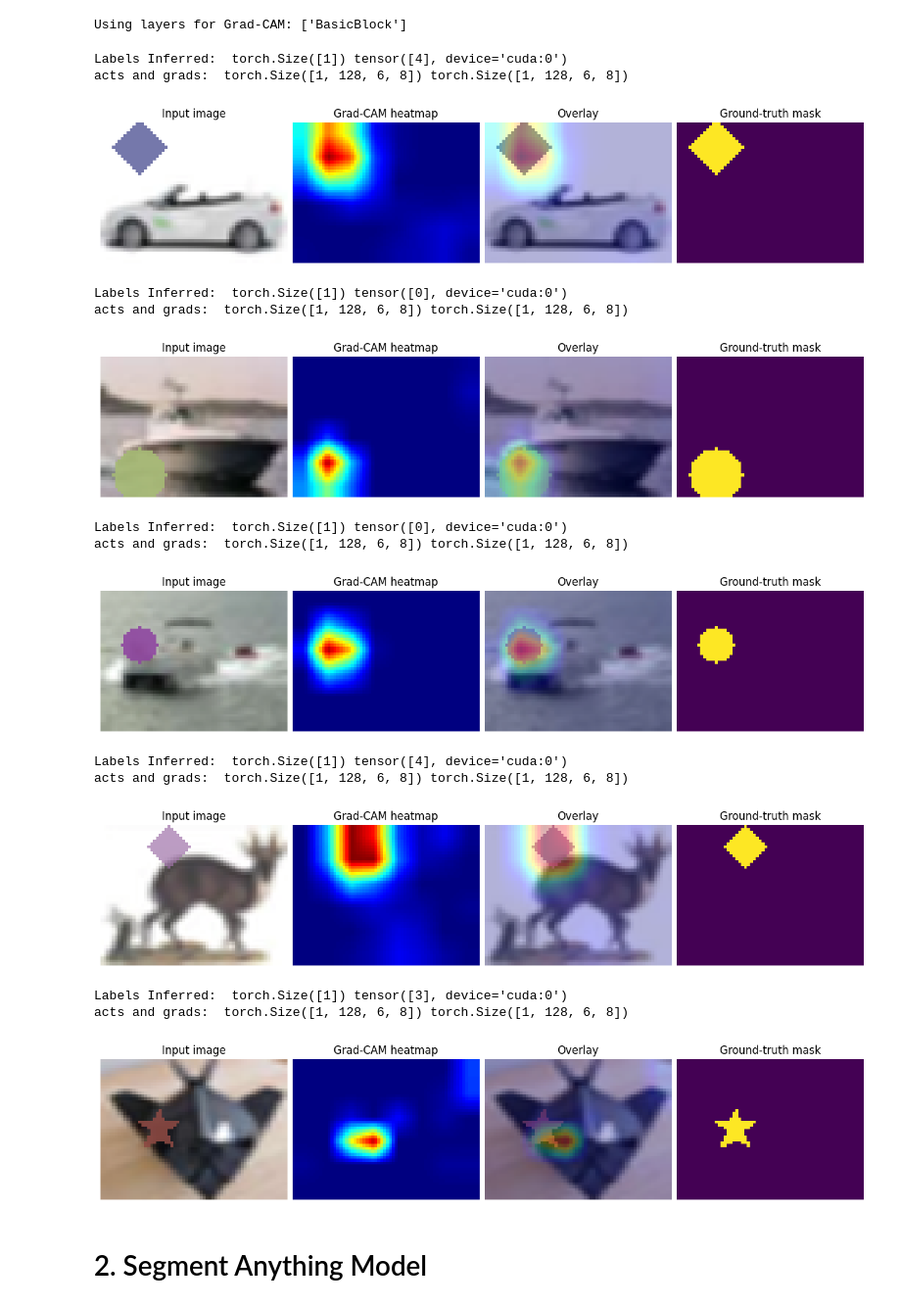
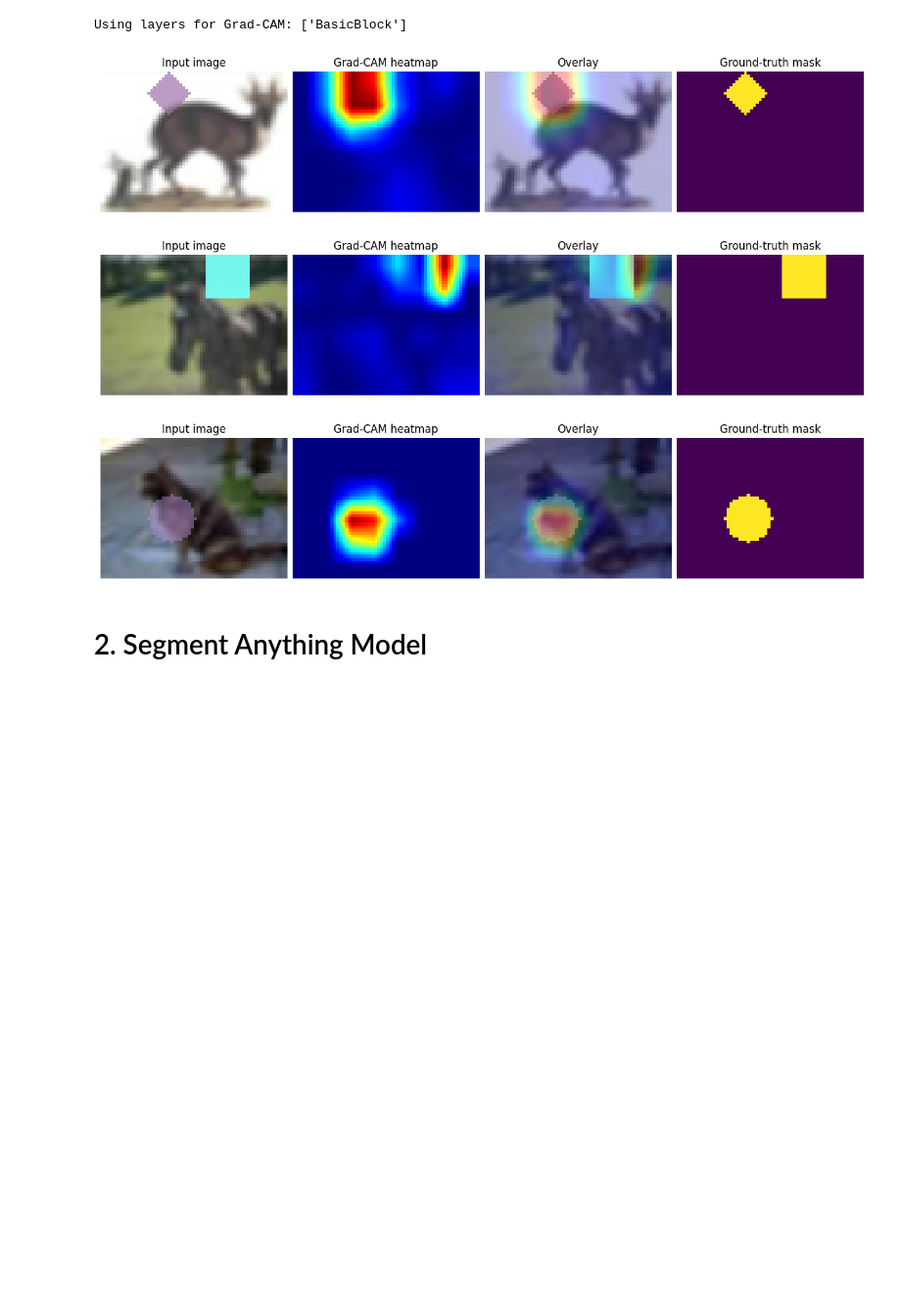
Before and after one commit to SURENAANERUS/Projects, a Jupyter notebook: docs/hw_2_gradcam_and_sam_student.ipynb, the cells around one changed output. Shown at 98% size. Drawn from its saved outputs; the diff is of its cells as text; code cells hidden in the pictures; blank space fills up the shorter version.

```diff
--- a/docs/hw_2_gradcam_and_sam_student.ipynb
+++ b/docs/hw_2_gradcam_and_sam_student.ipynb
@@ -508,40 +507,28 @@ def heatmap_to_rgb_image(
 # %%
 def example_gradcam():
     grad_cam = GradCAM(model=model, target_layers=target_layers)
 
-    for test_idx in [0,1,2,3,4]:
+    for test_idx in [3, 10, 42]:
         img, label, mask = test_dataset[test_idx]
 
-        cam = grad_cam(img.unsqueeze(0).to(device))
+        cam = grad_cam(img.unsqueeze(0).to(device), targets=[label])
         heatmap_img = heatmap_to_rgb_image(cam.squeeze(0), 0, 1)
 
         show_image_row(
             {
                 "Input image": inverse_transform(img),
                 "Grad-CAM heatmap": heatmap_img,
                 "Overlay": PIL.Image.blend(inverse_transform(img), heatmap_img, alpha=0.3),
                 "Ground-truth mask": mask,
             }
         )
 
 
 example_gradcam()
 # %% [output]
-Labels Inferred:  torch.Size([1]) tensor([4], device='cuda:0')
-acts and grads:  torch.Size([1, 128, 6, 8]) torch.Size([1, 128, 6, 8])
-[figure, old version]
+[figure, new version]
-Labels Inferred:  torch.Size([1]) tensor([0], device='cuda:0')
-acts and grads:  torch.Size([1, 128, 6, 8]) torch.Size([1, 128, 6, 8])
-[figure, old version]
+[figure, new version]
-Labels Inferred:  torch.Size([1]) tensor([0], device='cuda:0')
-acts and grads:  torch.Size([1, 128, 6, 8]) torch.Size([1, 128, 6, 8])
-[figure, old version]
+[figure, new version]
-Labels Inferred:  torch.Size([1]) tensor([4], device='cuda:0')
-acts and grads:  torch.Size([1, 128, 6, 8]) torch.Size([1, 128, 6, 8])
-[figure, removed]
-Labels Inferred:  torch.Size([1]) tensor([3], device='cuda:0')
-acts and grads:  torch.Size([1, 128, 6, 8]) torch.Size([1, 128, 6, 8])
-[figure, removed]
 # %% [markdown]
 # 2. Segment Anything Model
 # %% [markdown]
```
Also changed, not shown: parts of 5 cells of this notebook.
